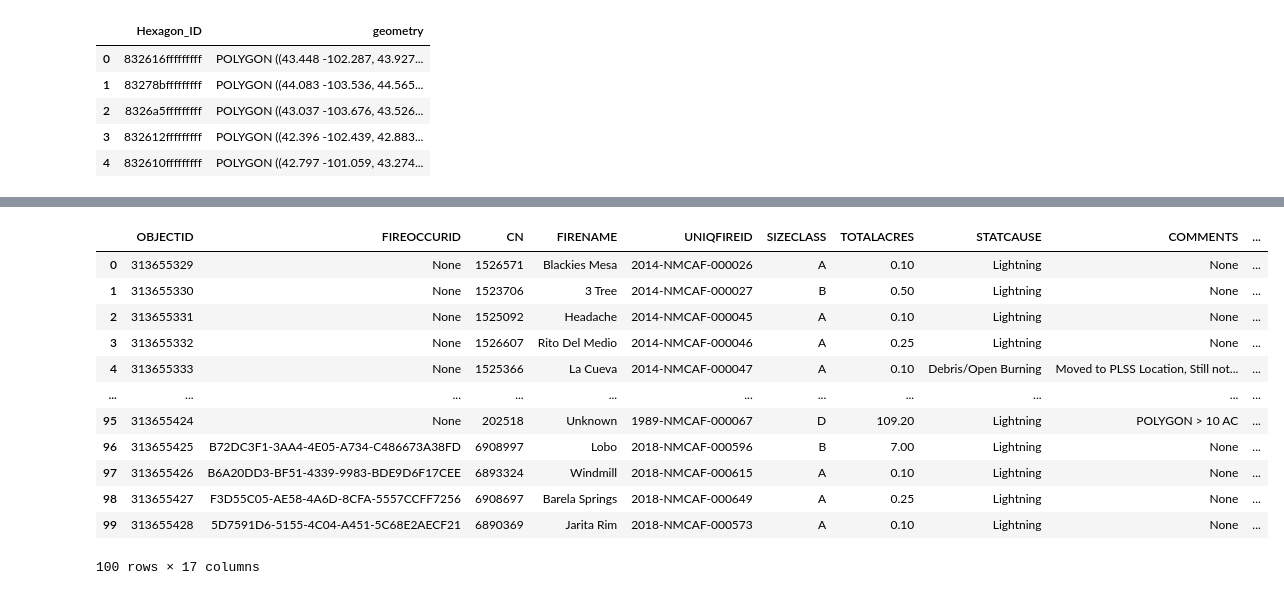
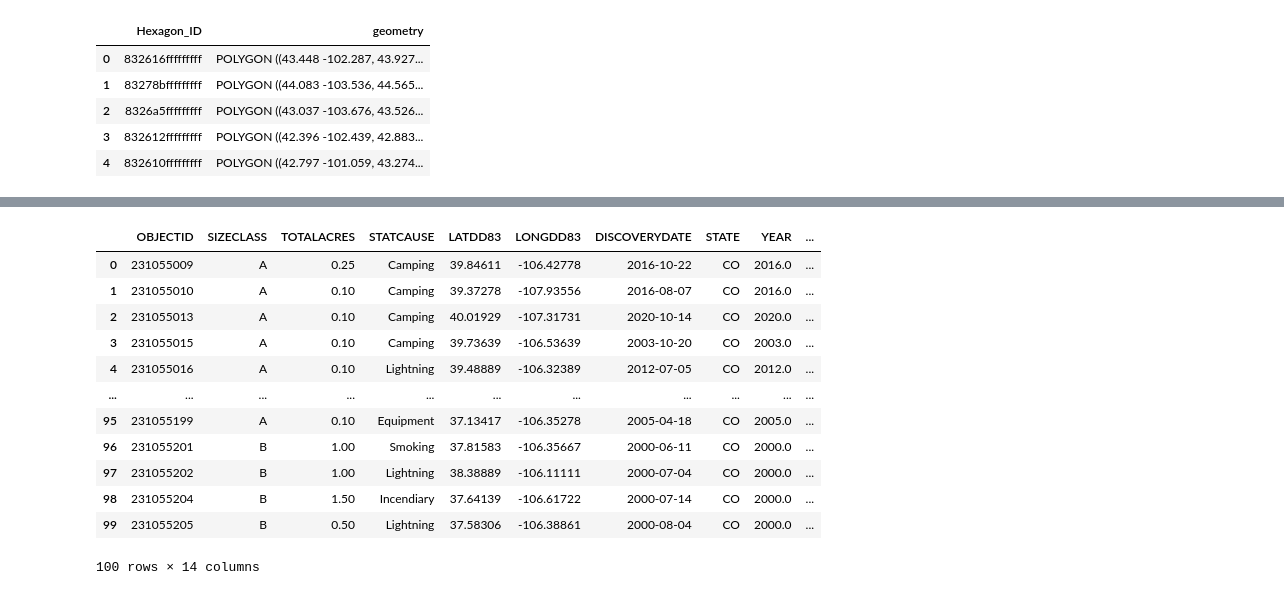
Before and after one commit to nathanrethwisch/FinalProjectDS4010A, a Jupyter notebook: py-notebooks/H3_Cell_Calculation.ipynb, the cells around one changed output, grey strips where cells are left out. Cells and saved outputs as stored; diff of their text form; code cells hidden in the pictures.

```diff
--- a/py-notebooks/H3_Cell_Calculation.ipynb
+++ b/py-notebooks/H3_Cell_Calculation.ipynb
@@ -125,41 +168,41 @@ m
 # %%
 #Importing the fire data
 import pandas as pd
 import pyarrow.parquet as pq
 
 # Reading in CSV - change path
-file_path = 'C:/Users/natha/OneDrive - Iowa State University/Dole, Dhruv S\'s files - DS4010/data/clean/fire_occurrence_point/National_USFS_Fire_Occurrence_Point_(Feature_Layer).parquet'
+file_path = '../data/clean/fire_occurrence_point/Fire_Occurence.parquet'
 fire = pq.read_table(file_path)
 
 fire = fire.to_pandas()
 
 #May have run this if dataframe contains Latitude and Longitude instead of geometry
 #fire = fire.rename(columns={'LATDD83': 'Latitude', 'LONGDD83': 'Longitude'})
 
 fire = fire.head(100)
 
 #May not have to run this if dataframe already contains Latitude and Longitude
 from shapely.wkb import loads
 fire['geometry'] = fire['geometry'].apply(loads)
 
 fire['Latitude'] = fire['geometry'].apply(lambda x: x.y)
 fire['Longitude'] = fire['geometry'].apply(lambda x: x.x)
 
 fire
 # %% [output]
-|  | OBJECTID | FIREOCCURID | CN | FIRENAME | UNIQFIREID | SIZECLASS | TOTALACRES | STATCAUSE | COMMENTS | ... |
-| 0 | 313655329 | None | 1526571 | Blackies Mesa | 2014-NMCAF-000026 | A | 0.10 | Lightning | None | ... |
-| 1 | 313655330 | None | 1523706 | 3 Tree | 2014-NMCAF-000027 | B | 0.50 | Lightning | None | ... |
-| 2 | 313655331 | None | 1525092 | Headache | 2014-NMCAF-000045 | A | 0.10 | Lightning | None | ... |
-| 3 | 313655332 | None | 1526607 | Rito Del Medio | 2014-NMCAF-000046 | A | 0.25 | Lightning | None | ... |
-| 4 | 313655333 | None | 1525366 | La Cueva | 2014-NMCAF-000047 | A | 0.10 | Debris/Open Burning | Moved to PLSS Location, Still not... | ... |
+|  | OBJECTID | SIZECLASS | TOTALACRES | STATCAUSE | LATDD83 | LONGDD83 | DISCOVERYDATE | STATE | YEAR | ... |
+| 0 | 231055009 | A | 0.25 | Camping | 39.84611 | -106.42778 | 2016-10-22 | CO | 2016.0 | ... |
+| 1 | 231055010 | A | 0.10 | Camping | 39.37278 | -107.93556 | 2016-08-07 | CO | 2016.0 | ... |
+| 2 | 231055013 | A | 0.10 | Camping | 40.01929 | -107.31731 | 2020-10-14 | CO | 2020.0 | ... |
+| 3 | 231055015 | A | 0.10 | Camping | 39.73639 | -106.53639 | 2003-10-20 | CO | 2003.0 | ... |
+| 4 | 231055016 | A | 0.10 | Lightning | 39.48889 | -106.32389 | 2012-07-05 | CO | 2012.0 | ... |
 | ... | ... | ... | ... | ... | ... | ... | ... | ... | ... | ... |
-| 95 | 313655424 | None | 202518 | Unknown | 1989-NMCAF-000067 | D | 109.20 | Lightning | POLYGON > 10 AC | ... |
-| 96 | 313655425 | B72DC3F1-3AA4-4E05-A734-C486673A38FD | 6908997 | Lobo | 2018-NMCAF-000596 | B | 7.00 | Lightning | None | ... |
-| 97 | 313655426 | B6A20DD3-BF51-4339-9983-BDE9D6F17CEE | 6893324 | Windmill | 2018-NMCAF-000615 | A | 0.10 | Lightning | None | ... |
-| 98 | 313655427 | F3D55C05-AE58-4A6D-8CFA-5557CCFF7256 | 6908697 | Barela Springs | 2018-NMCAF-000649 | A | 0.25 | Lightning | None | ... |
-| 99 | 313655428 | 5D7591D6-5155-4C04-A451-5C68E2AECF21 | 6890369 | Jarita Rim | 2018-NMCAF-000573 | A | 0.10 | Lightning | None | ... |
+| 95 | 231055199 | A | 0.10 | Equipment | 37.13417 | -106.35278 | 2005-04-18 | CO | 2005.0 | ... |
+| 96 | 231055201 | B | 1.00 | Smoking | 37.81583 | -106.35667 | 2000-06-11 | CO | 2000.0 | ... |
+| 97 | 231055202 | B | 1.00 | Lightning | 38.38889 | -106.11111 | 2000-07-04 | CO | 2000.0 | ... |
+| 98 | 231055204 | B | 1.50 | Incendiary | 37.64139 | -106.61722 | 2000-07-14 | CO | 2000.0 | ... |
+| 99 | 231055205 | B | 0.50 | Lightning | 37.58306 | -106.38861 | 2000-08-04 | CO | 2000.0 | ... |
-100 rows × 17 columns
+100 rows × 14 columns
 # %%
 #Importing hexagonal grid to a geodataaframe
 hexagon_df = gpd.GeoDataFrame(
```
Also changed, not shown: parts of 7 cells of this notebook.
